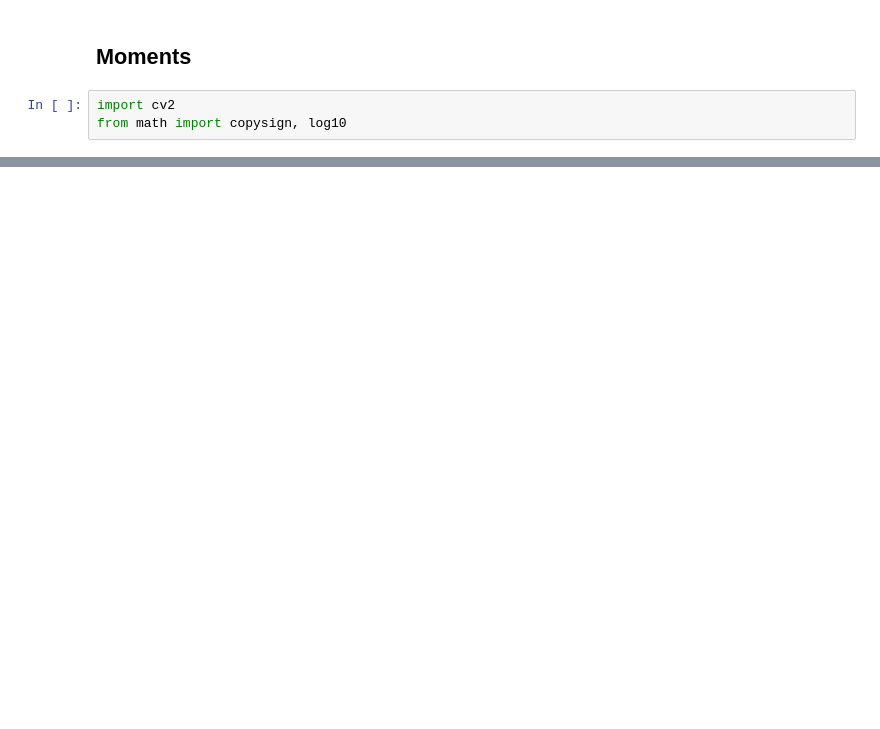
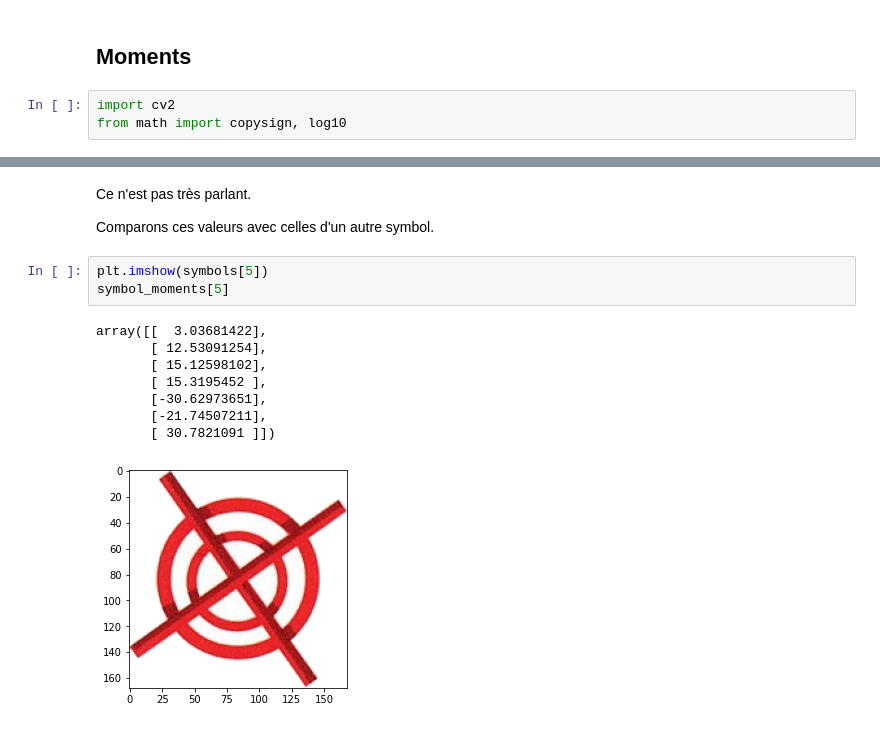
Before and after one commit to Fir0x/Dobble-referee, a Jupyter notebook: notebooks/moments.ipynb, the cells around one changed output, grey strips where cells are left out. Saved outputs shown, nothing was run; the diff lists cells and outputs as text; blank space fills up the shorter version.

```diff
--- a/notebooks/moments.ipynb
+++ b/notebooks/moments.ipynb
@@ -110,0 +159,16 @@ X_gray = [cv2.cvtColor(x, cv2.COLOR_BGR2GRAY) for x in symbols]
+# %% [markdown]
+Ce n'est pas très parlant.
+
+Comparons ces valeurs avec celles d'un autre symbol.
+# %%
+plt.imshow(symbols[5])
+symbol_moments[5]
+# %% [output]
+array([[  3.03681422],
+       [ 12.53091254],
+       [ 15.12598102],
+       [ 15.3195452 ],
+       [-30.62973651],
+       [-21.74507211],
+       [ 30.7821091 ]])
+[figure, added]
```
Also changed, not shown: parts of 31 cells of this notebook.
